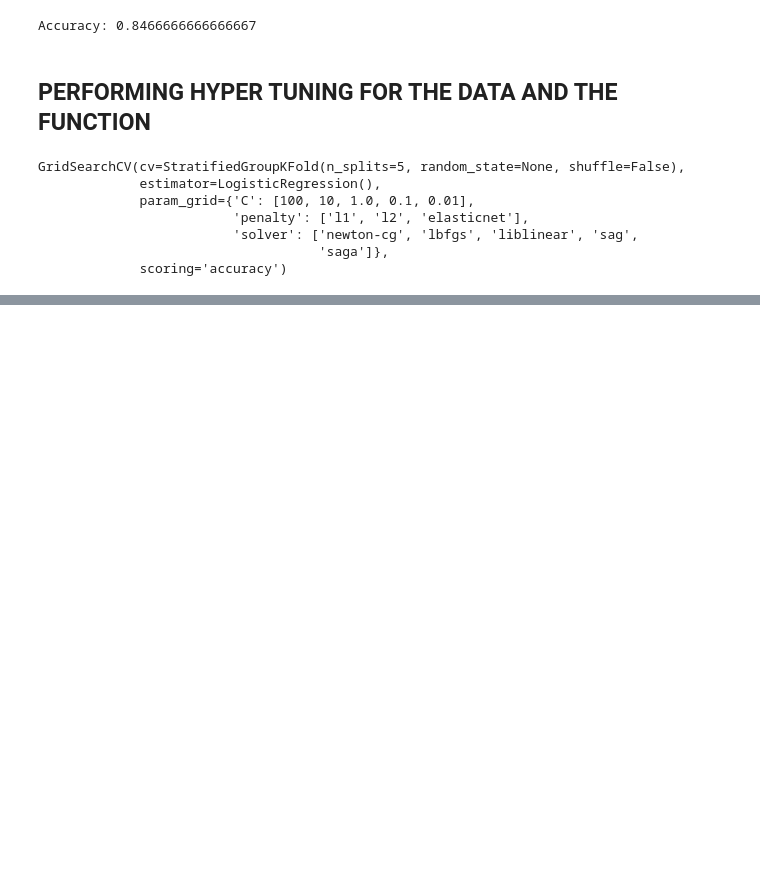
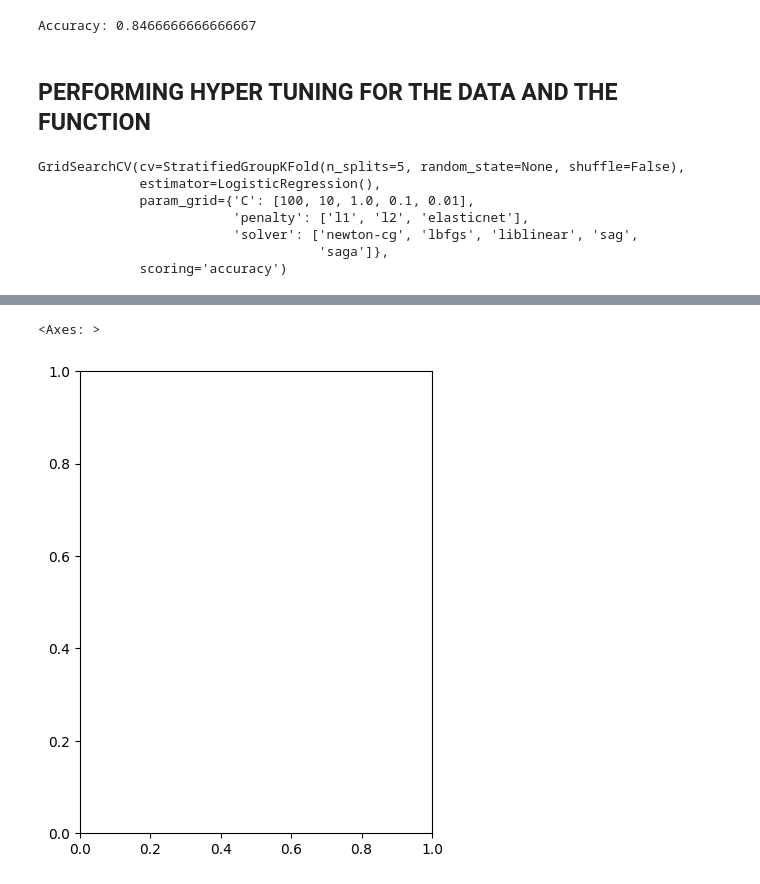
Before and after one commit to 2022BCD0052/Machine-Learning, a Jupyter notebook: Logistic regression/demo.ipynb, the cells around one changed output, grey strips where cells are left out. Cells and saved outputs as stored; diff of their text form; code cells hidden in the pictures; blank space fills up the shorter version.

```diff
--- a/Logistic regression/demo.ipynb
+++ b/Logistic regression/demo.ipynb
@@ -87,0 +109,6 @@ Grid.best_score_
+# %%
+plt.figure(figsize=(10,6))
+plt.subplot(1,2,1)
+# %% [output]
+<Axes: >
+[figure, added]
```
Also changed, not shown: parts of 6 cells of this notebook.
